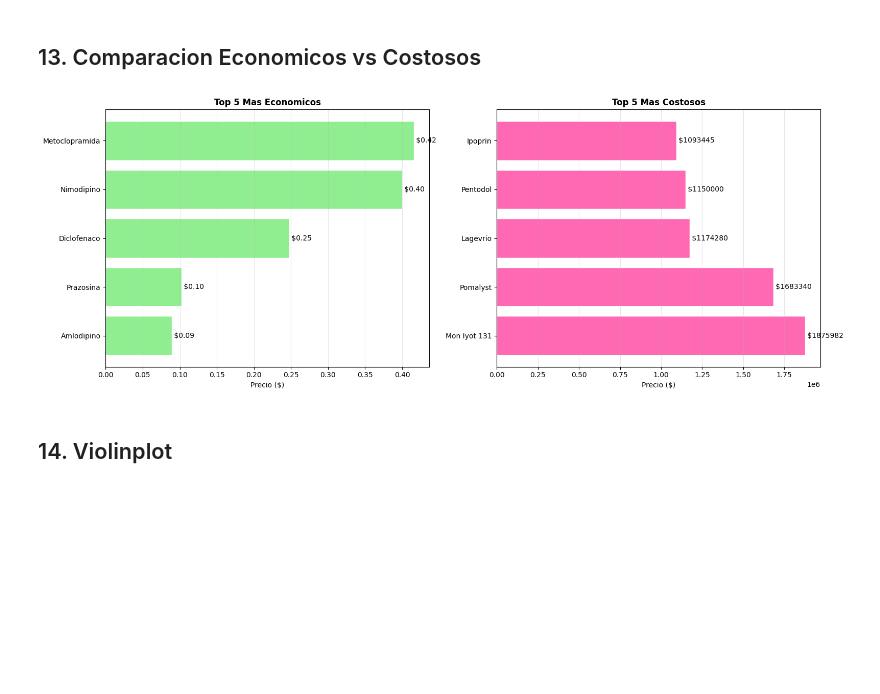
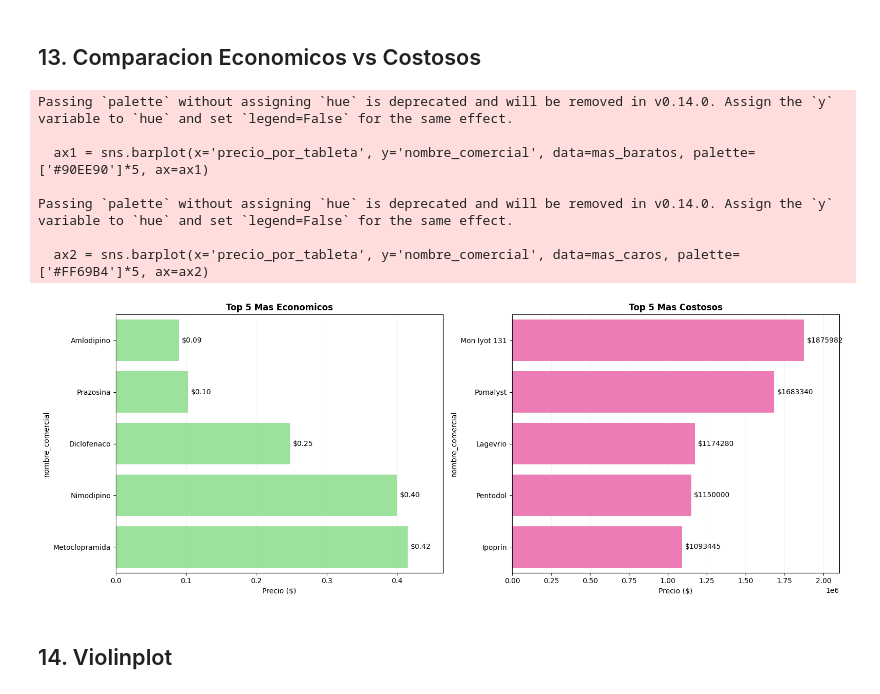
Before and after one commit to malalejaf/Quintero_Sofia_Fernandez_Maria, a Jupyter notebook: notebooks/03-analisis-visualizaciones.ipynb, the cells around one changed output. Drawn from its saved outputs; the diff is of its cells as text; code cells hidden in the pictures; blank space fills up the shorter version.

```diff
--- a/notebooks/03-analisis-visualizaciones.ipynb
+++ b/notebooks/03-analisis-visualizaciones.ipynb
@@ -250,33 +256,38 @@ plt.show()
 # %%
 mas_baratos = df.nsmallest(5, 'precio_por_tableta')[['nombre_comercial', 'precio_por_tableta']]
 mas_caros = df.nlargest(5, 'precio_por_tableta')[['nombre_comercial', 'precio_por_tableta']]
 
 fig, (ax1, ax2) = plt.subplots(1, 2, figsize=(16, 6))
 
-ax1.barh(range(5), mas_baratos['precio_por_tableta'].values, color='#90EE90', edgecolor='white')
-ax1.set_yticks(range(5))
-ax1.set_yticklabels(mas_baratos['nombre_comercial'].values)
+ax1 = sns.barplot(x='precio_por_tableta', y='nombre_comercial', data=mas_baratos, palette=['#90EE90']*5, ax=ax1)
 ax1.set_xlabel('Precio ($)')
 ax1.set_title('Top 5 Mas Economicos', fontweight='bold')
-ax1.grid(axis='x', alpha=0.3)
+ax1.grid(axis='x', alpha=0.2)
+max_b = mas_baratos['precio_por_tableta'].max()
+ax1.set_xlim(0, max_b * 1.12)
+for p in ax1.patches:
+    ax1.text(p.get_width() + max_b*0.01, p.get_y() + p.get_height()/2, f'${p.get_width():.2f}', va='center')
 
-for i, val in enumerate(mas_baratos['precio_por_tableta'].values):
-    ax1.text(val, i, f' ${val:.2f}', va='center')
-
-ax2.barh(range(5), mas_caros['precio_por_tableta'].values, color='#FF69B4', edgecolor='white')
-ax2.set_yticks(range(5))
-ax2.set_yticklabels(mas_caros['nombre_comercial'].values)
+ax2 = sns.barplot(x='precio_por_tableta', y='nombre_comercial', data=mas_caros, palette=['#FF69B4']*5, ax=ax2)
 ax2.set_xlabel('Precio ($)')
 ax2.set_title('Top 5 Mas Costosos', fontweight='bold')
-ax2.grid(axis='x', alpha=0.3)
-
-for i, val in enumerate(mas_caros['precio_por_tableta'].values):
-    ax2.text(val, i, f' ${val:.0f}', va='center')
+ax2.grid(axis='x', alpha=0.2)
+max_c = mas_caros['precio_por_tableta'].max()
+ax2.set_xlim(0, max_c * 1.12)
+for p in ax2.patches:
+    ax2.text(p.get_width() + max_c*0.01, p.get_y() + p.get_height()/2, f'${p.get_width():.0f}', va='center')
 
 plt.tight_layout()
 plt.show()
 # %% [output]
+Passing `palette` without assigning `hue` is deprecated and will be removed in v0.14.0. Assign the `y` variable to `hue` and set `legend=False` for the same effect.
+
+  ax1 = sns.barplot(x='precio_por_tableta', y='nombre_comercial', data=mas_baratos, palette=['#90EE90']*5, ax=ax1)
+
+Passing `palette` without assigning `hue` is deprecated and will be removed in v0.14.0. Assign the `y` variable to `hue` and set `legend=False` for the same effect.
+
+  ax2 = sns.barplot(x='precio_por_tableta', y='nombre_comercial', data=mas_caros, palette=['#FF69B4']*5, ax=ax2)
-[figure, old version]
+[figure, new version]
 # %% [markdown]
 ## 14. Violinplot
 # %%
```
Also changed, not shown: parts of 7 cells of this notebook, 3 other files.
